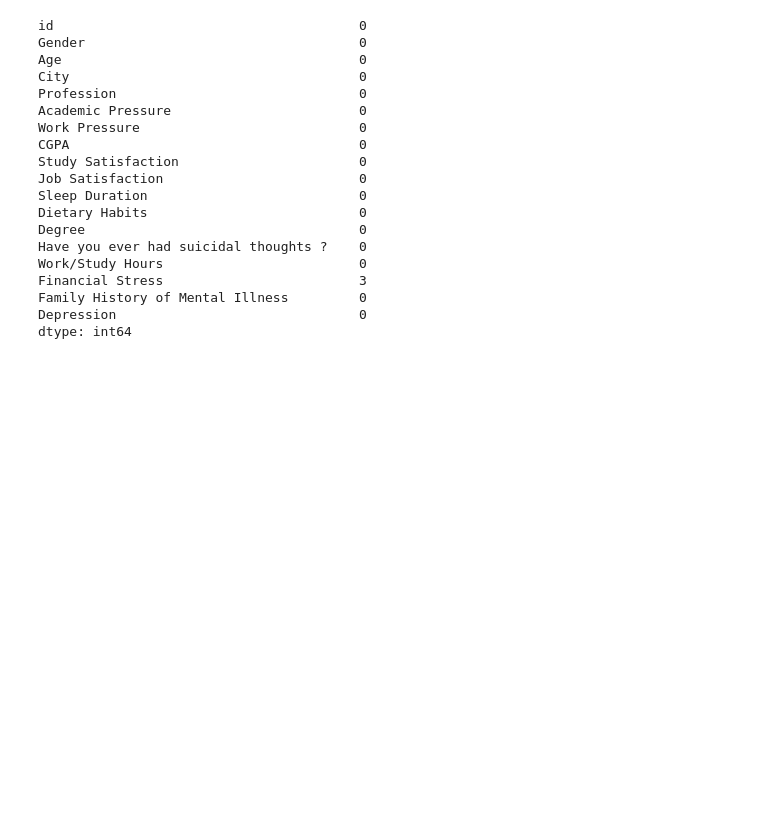
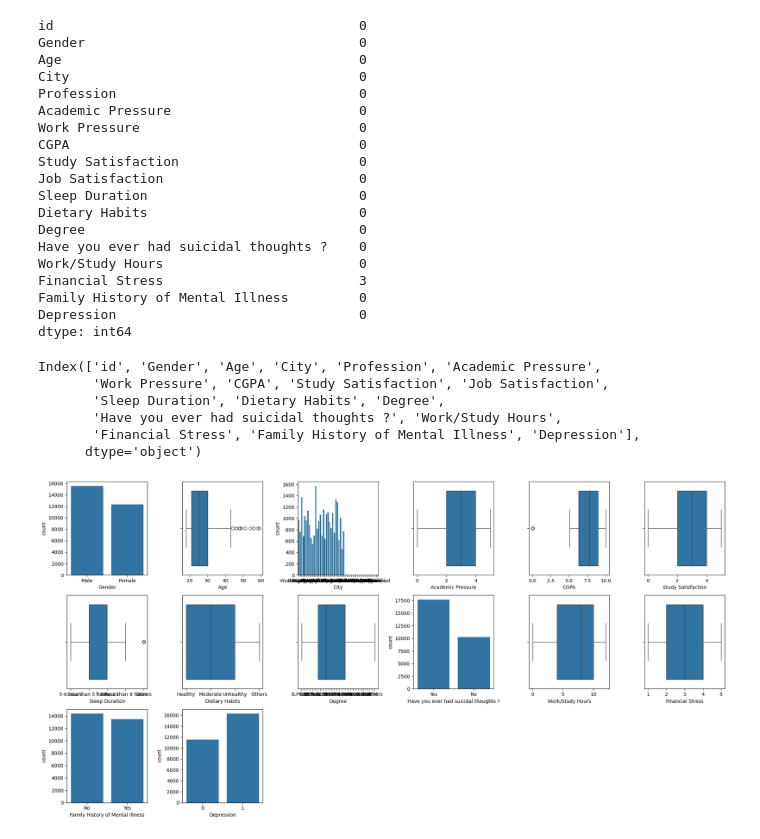
Before and after one commit to seba-art/proyecto1, a Jupyter notebook: prueba.ipynb, the cells around one changed output. Saved outputs shown, nothing was run; the diff lists cells and outputs as text; code cells hidden in the pictures; blank space fills up the shorter version.

```diff
--- a/prueba.ipynb
+++ b/prueba.ipynb
@@ -10,5 +12,5 @@ import seaborn as sns
 # %%
-data = pd.read_csv(r"C:\Users\crist\Desktop\vscode_seba\Student Depression Dataset.csv")
+data = pd.read_csv(r"Student Depression Dataset.csv")
 data
 # %% [output]
 |  | id | Gender | Age | City | Profession | Academic Pressure | Work Pressure | CGPA | ... |
@@ -68,3 +108,35 @@ Financial Stress                         3
 Family History of Mental Illness         0
 Depression                               0
 dtype: int64
+# %%
+print(data.columns) #Para saber el nombre de las columnas
+# %% [output]
+Index(['id', 'Gender', 'Age', 'City', 'Profession', 'Academic Pressure',
+       'Work Pressure', 'CGPA', 'Study Satisfaction', 'Job Satisfaction',
+       'Sleep Duration', 'Dietary Habits', 'Degree',
+       'Have you ever had suicidal thoughts ?', 'Work/Study Hours',
+       'Financial Stress', 'Family History of Mental Illness', 'Depression'],
+      dtype='object')
+# %%
+data.drop(columns=["id", "Profession", "Job Satisfaction","Work Pressure"], inplace=True)
+# %%
+
+plt.figure(figsize=(20,10)) #Crear figura de 20 x 10
+for col in data.columns: #Iterar
+    plt.subplot(3 , 6, data.columns.get_loc(col) +1 )
+    if col == "Gender": #si la columna es la clase
+        sns.countplot(data, x = "Gender")
+    elif col == "City":
+        sns.countplot(data, x = "City")
+    elif col == "Have you ever had suicidal thoughts ?": #si la columna es la clase
+        sns.countplot(data, x = "Have you ever had suicidal thoughts ?")
+    elif col == "Family History of Mental Illness": #si la columna es la clase
+        sns.countplot(data, x = "Family History of Mental Illness")
+    elif col == "Depression": #si la columna es la clase
+        sns.countplot(data, x = "Depression")
+    else:
+        sns.boxplot(data, x = col) #Mostrar un boxplot
+    plt.tight_layout() #Ordenar visualmente
+    plt.show
+# %% [output]
+[figure, added]
```
Also changed, not shown: parts of 6 cells of this notebook.
